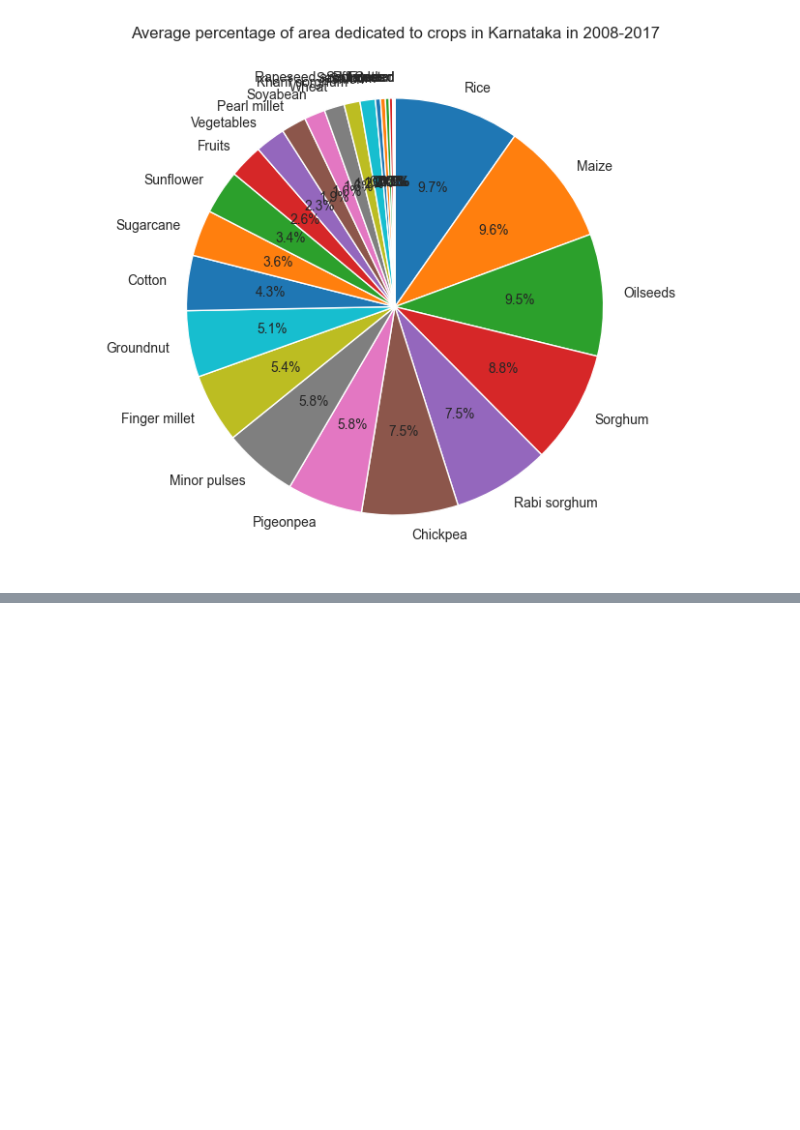
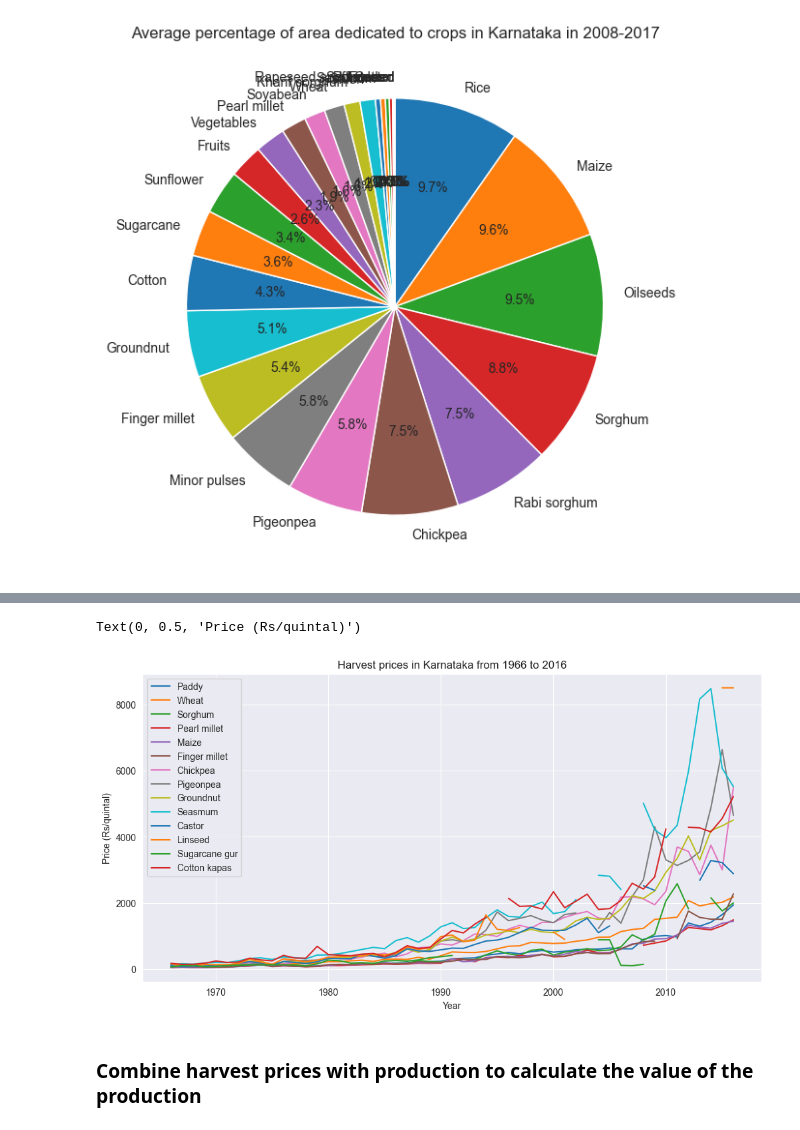
Before and after one commit to EwoutH/India-drought-ABM, a Jupyter notebook: analysis/2_India-ABM-crops.ipynb, the cells around one changed output, grey strips where cells are left out. Saved outputs shown, nothing was run; the diff lists cells and outputs as text; code cells hidden in the pictures; blank space fills up the shorter version.

Commit message:
analysis: Extend crop analysis with production value data

```diff
--- a/analysis/2_India-ABM-crops.ipynb
+++ b/analysis/2_India-ABM-crops.ipynb
@@ -133,0 +130,3 @@ plt.savefig('images/area_farmland_pie.svg', format='svg', bbox_inches='tight')
+# %%
+prices = pd.read_csv("crops/ICRISAT-District Level Data - Harvest Price.csv")
+prices.head(3)
@@ -133,0 +139,20 @@ plt.savefig('images/area_farmland_pie.svg', format='svg', bbox_inches='tight')
+# %%
+# Replace -1 with NaN
+prices = prices.replace(-1, np.nan)
+
+# Drop State Name, Dist Code, State Code and Dist Name columns
+prices = prices.drop(['Dist Code', 'State Code', 'Dist Name'], axis=1)
+
+# Combine all districts (Dist Name column) into one row per state per year
+pricesg = prices.groupby(['State Name', 'Year']).mean().reset_index()
+
+# Drop State Name column
+pricesg = pricesg.drop(['State Name'], axis=1)
+
+# Remove the " PRICE (Rs/quintal)" suffix from the column names using remove_suffix() and capatilize the column names
+pricesg = pricesg.rename(columns=lambda x: x.removesuffix(' HARVEST PRICE (Rs per Quintal)').capitalize())
+
+# Drop all columns in which more than half of the values is missing, and print which columns were dropped
+dropped = pricesg.columns[pricesg.isnull().sum() > len(pricesg)/2].tolist()
+pricesg = pricesg.drop(dropped, axis=1)
+print(f"Dropped columns: {dropped}")
@@ -133,0 +168,9 @@ plt.savefig('images/area_farmland_pie.svg', format='svg', bbox_inches='tight')
+# %%
+pricesg.plot(x='Year', figsize=(12, 6))
+plt.title('Harvest prices in Karnataka from 1966 to 2016')
+plt.ylabel('Price (Rs/quintal)')
+# %% [output]
+Text(0, 0.5, 'Price (Rs/quintal)')
+[figure, added]
+# %% [markdown]
+### Combine harvest prices with production to calculate the value of the production
```
Also changed, not shown: parts of 11 cells of this notebook.
